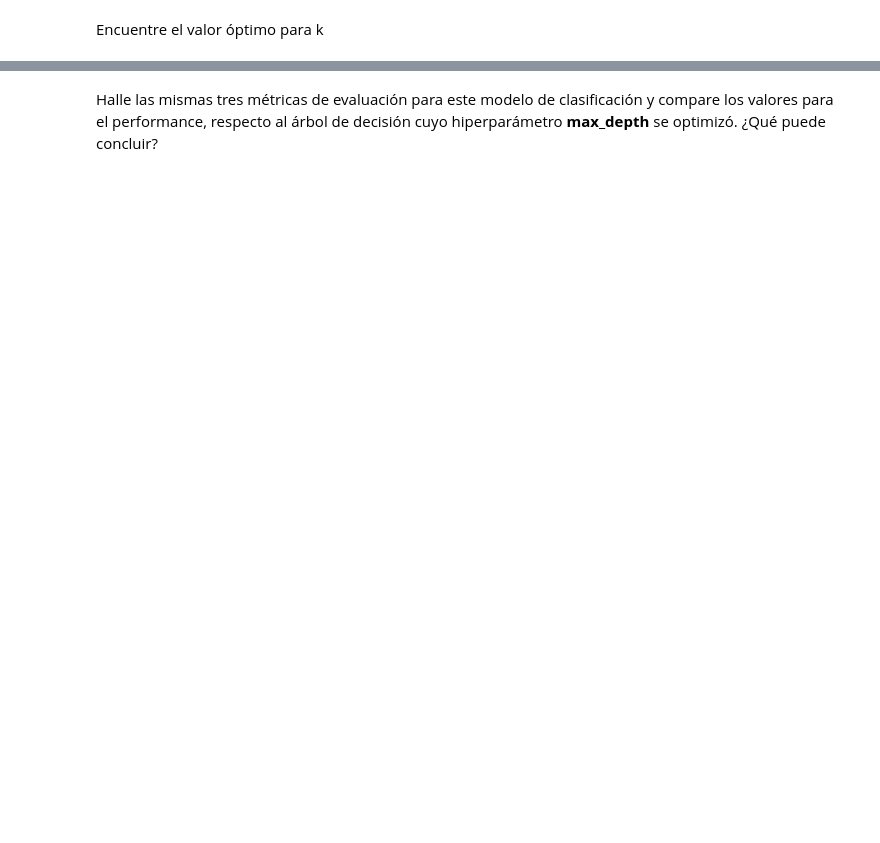
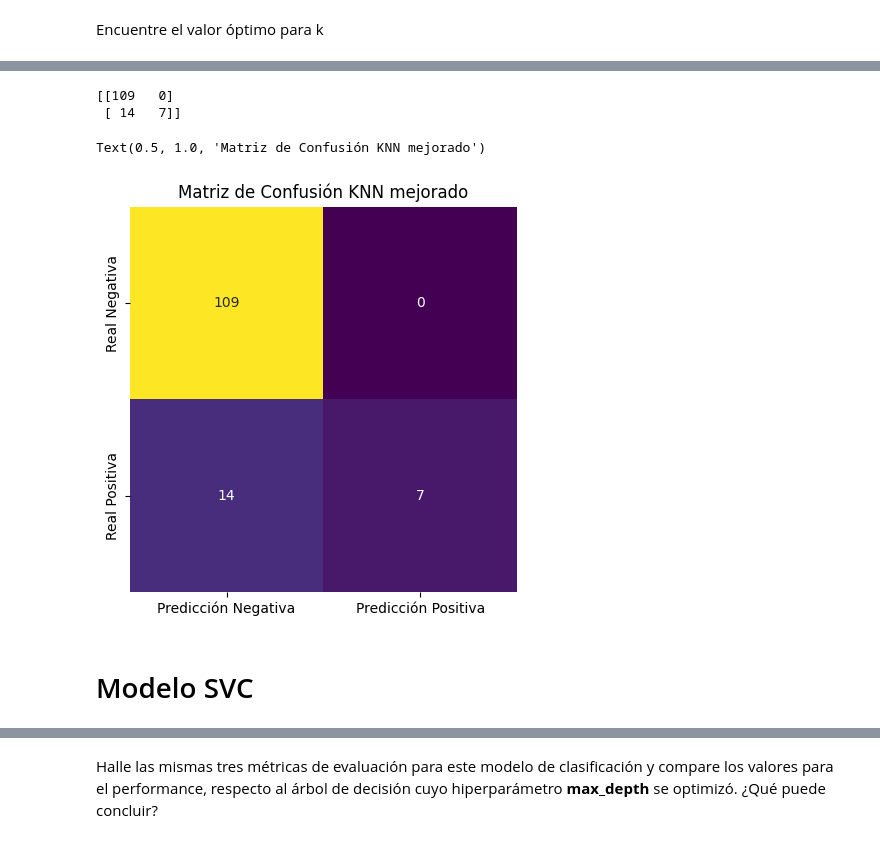
Before and after one commit to ASGuzman/ProyectoIntegradorM6, a Jupyter notebook: Proyecto_Integrador_3_Modelamiento.ipynb, the cells around one changed output, grey strips where cells are left out. Saved outputs shown, nothing was run; the diff lists cells and outputs as text; code cells hidden in the pictures; blank space fills up the shorter version.

```diff
--- a/Proyecto_Integrador_3_Modelamiento.ipynb
+++ b/Proyecto_Integrador_3_Modelamiento.ipynb
@@ -202,2 +233,12 @@ Instancien, entrenen y predigan sobre un modelo de k-vecinos asignando una canti
 # %% [markdown]
 Encuentre el valor óptimo para k
+# %%
+modelo_knn_2 = KNeighborsClassifier()
+parametros_grid2 = {'n_neighbors': [3, 5, 7, 9, 11]}
+grid_search2 = GridSearchCV(modelo_knn_2, parametros_grid2, cv=5, scoring='accuracy')
+grid_search2.fit(X_train_smote, y_train_smote)
+mejor_n_neighbors = grid_search2.best_params_['n_neighbors']
+modelo_mejorado_knn = KNeighborsClassifier(n_neighbors=mejor_n_neighbors)
+modelo_mejorado_knn.fit(X_train_smote, y_train_smote)
+y_pred_mejorado_knn = modelo_mejorado_knn.predict(X_test)
+print(classification_report(y_test, y_pred_mejorado_knn))
@@ -203,0 +254,16 @@ Encuentre el valor óptimo para k
+# %%
+matriz_confusion3 = confusion_matrix(y_pred_mejorado_knn, y_test)
+print(matriz_confusion3)
+
+plt.figure(figsize=(5,5))
+sns.heatmap(matriz_confusion3, annot=True,fmt="d", cmap="viridis", cbar=False,
+            xticklabels=['Predicción Negativa', 'Predicción Positiva'],
+            yticklabels=['Real Negativa', 'Real Positiva'])
+plt.title('Matriz de Confusión KNN mejorado')
+# %% [output]
+[[109   0]
+ [ 14   7]]
+Text(0.5, 1.0, 'Matriz de Confusión KNN mejorado')
+[figure, added]
+# %% [markdown]
+# Modelo SVC
```
Also changed, not shown: parts of 34 cells of this notebook.
